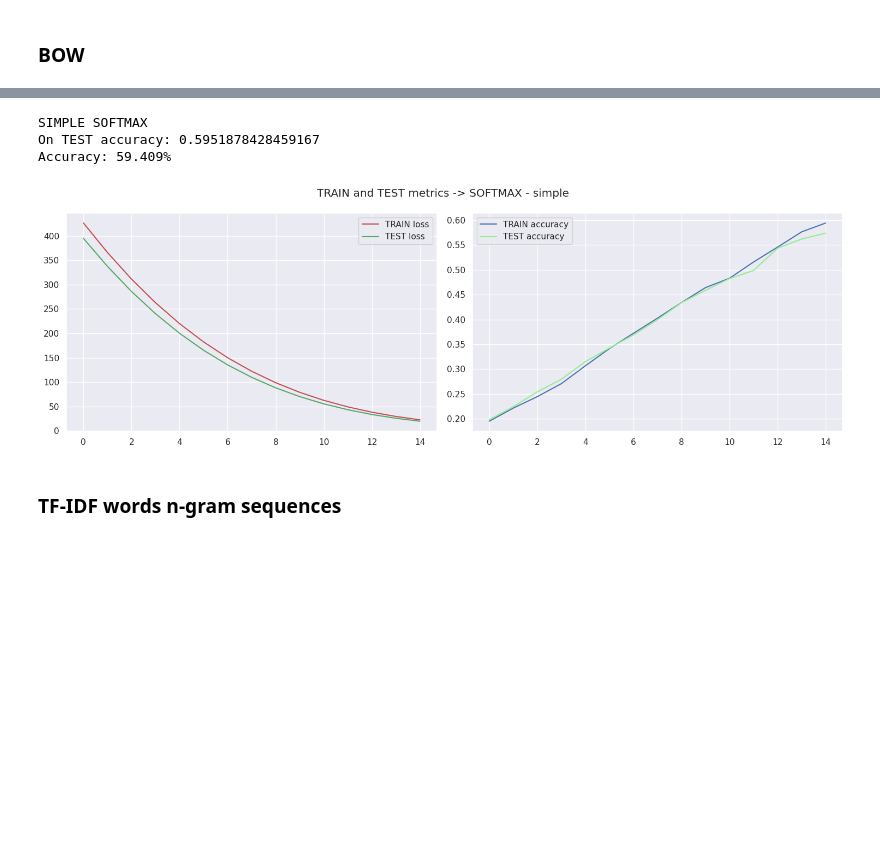
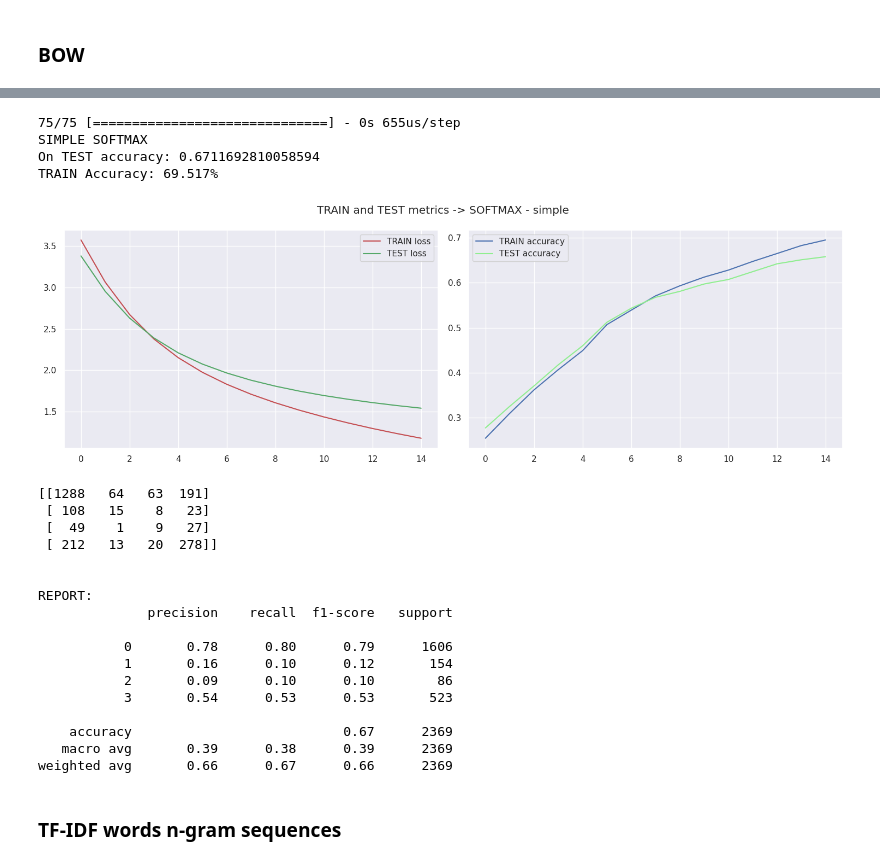
Before and after one commit to vegura/master_degree_work, a Jupyter notebook: Master degree work.ipynb, the cells around one changed output, grey strips where cells are left out. Drawn from its saved outputs; the diff is of its cells as text; code cells hidden in the pictures; blank space fills up the shorter version.

Commit message:
Merged category

```diff
--- a/Master degree work.ipynb
+++ b/Master degree work.ipynb
@@ -854,0 +846,11 @@ y_pred_val_labels_tfidf_c = classifier_tfidf_c.predict(X_val_tfidf_c)
+# %%
+def show_confusion_matrix(y_true, y_pred):
+    categories = list(range(np.max(y_true)))
+    confusion_matrix = metrics.confusion_matrix(y_true, y_pred)
+
+    cm_display = metrics.ConfusionMatrixDisplay(confusion_matrix=confusion_matrix)
+#     cm_display.plot()
+#     plt.figure().set_figheight(10).set_figwidth(10)
+#     plt.show()
+
+    return confusion_matrix
@@ -855,5 +932,5 @@ y_pred_val_labels_tfidf_c = classifier_tfidf_c.predict(X_val_tfidf_c)
 # %%
-OUT = len(reactions)
+OUT = NUMBER_OF_CATEGORIES
 BATCH_SIZE = 64
 EPOCHS = 15
 # %%
@@ -877,14 +954,15 @@ def single_layer_softmax_model(input_shape, learning_rate=0.001):
         tf.keras.Input(shape=(input_shape[1],)),
         tf.keras.layers.Dense(OUT,
                               kernel_initializer=tf.keras.initializers.RandomNormal(mean=0, stddev=1.0),
-                              kernel_regularizer="l1",
-                              activation="softmax")
+#                               kernel_regularizer="l2",
+                              activation="softmax"),
+#         tf.keras.layers.Softmax()
     ])
 
-    model.compile(# Adam + crossentropy
+    model.compile(
         optimizer=tf.keras.optimizers.Adam(),
-        loss="sparse_categorical_crossentropy",
-        metrics=["accuracy", tf.metrics.F]
+        loss="categorical_crossentropy",
+        metrics=["accuracy"]
     )
 
     return model
@@ -893,8 +975,8 @@ def single_layer_softmax_model(input_shape, learning_rate=0.001):
 # %%
-softmax_simple_bow = single_layer_softmax_model(X_train_bow_tf.toarray().shape)
+softmax_simple_bow = single_layer_softmax_model(X_train_bow.toarray().shape)
 softmax_simple_bow_result = softmax_simple_bow.fit(
-    X_train_bow_tf.toarray(),
-    df_train_tf["max_reactions_category"].to_numpy(),
+    X_train_bow.toarray(),
+    y_train,
     epochs=EPOCHS,
     batch_size=BATCH_SIZE,
     validation_split=0.2,
@@ -902,14 +994,38 @@ softmax_simple_bow_result = softmax_simple_bow.fit(
 # %%
-_, softmax_simple_accuracy = softmax_simple_bow.evaluate(X_test_bow_tf.toarray(),
-                                      df_test_tf["max_reactions_category"].to_numpy(), verbose=False)
+softmax_simple_y_pred = softmax_simple_bow.predict(X_test_bow.toarray())
+_, softmax_simple_accuracy = softmax_simple_bow.evaluate(X_test_bow.toarray(),
+                                      y_test, verbose=False)
+
 print("SIMPLE SOFTMAX")
 print(f"On TEST accuracy: {softmax_simple_accuracy}")
 plot_learning_metrics(softmax_simple_bow_result, "SOFTMAX - simple")
+print(show_confusion_matrix(y_test.argmax(axis=1), np.argmax(softmax_simple_y_pred, axis=1)))
+
+print("\n\nREPORT: ")
+print(metrics.classification_report(y_test.argmax(axis=1), np.argmax(softmax_simple_y_pred, axis=1)))
 # %% [output]
+75/75 [==============================] - 0s 655us/step
 SIMPLE SOFTMAX
-On TEST accuracy: 0.5951878428459167
-Accuracy: 59.409%
+On TEST accuracy: 0.6711692810058594
+TRAIN Accuracy: 69.517%
-[figure, old version]
+[figure, new version]
+[[1288   64   63  191]
+ [ 108   15    8   23]
+ [  49    1    9   27]
+ [ 212   13   20  278]]
+
+
+REPORT:
+              precision    recall  f1-score   support
+
+           0       0.78      0.80      0.79      1606
+           1       0.16      0.10      0.12       154
+           2       0.09      0.10      0.10        86
+           3       0.54      0.53      0.53       523
+
+    accuracy                           0.67      2369
+   macro avg       0.39      0.38      0.39      2369
+weighted avg       0.66      0.67      0.66      2369
 # %% [markdown]
 ### TF-IDF words n-gram sequences
 # %%
```
Also changed, not shown: parts of 201 cells of this notebook.
